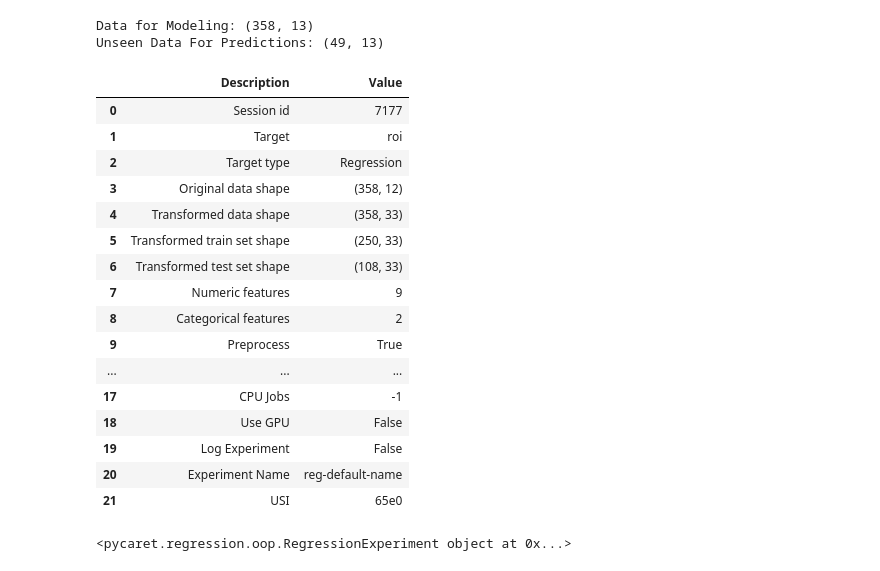
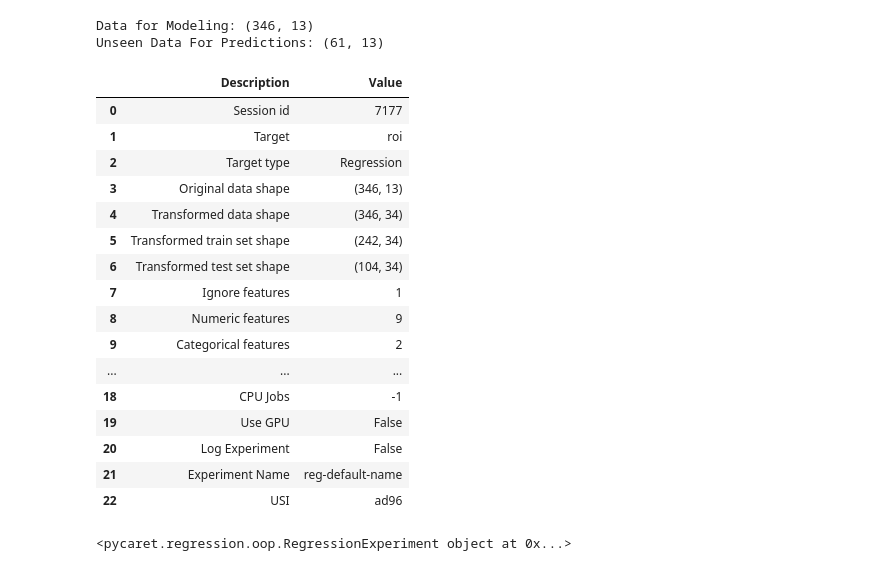
Before and after one commit to kareemseyi/FPL2023, a Jupyter notebook: ml/pycaret.ipynb, the cells around one changed output. Cells and saved outputs as stored; diff of their text form; code cells hidden in the pictures.

Commit message:
getting GW data

```diff
--- a/ml/pycaret.ipynb
+++ b/ml/pycaret.ipynb
@@ -2,7 +2,7 @@
 from pycaret.datasets import get_data
 import pandas as pd
 
-dataset = pd.read_csv('../historical/_summary/FPL_data.csv')
-print(dataset.tail(10))
+dataset = pd.read_csv('../datastore/training/FPL_data_23_24.csv')
+print(dataset.head(10))
 print(dataset.shape) #407, 13
 # %% [output]
@@ -10,5 +26,5 @@ FileNotFoundError: [Errno 2] No such file or directory: '../historical/_summary/
 # %%
-data = dataset.sample(frac=0.88, random_state=786)
+data = dataset.sample(frac=0.85, random_state=786)
 data_unseen = dataset.drop(data.index)
 
 data.reset_index(drop=True, inplace=True)
@@ -17,30 +33,30 @@ data_unseen.reset_index(drop=True, inplace=True)
 print('Data for Modeling: ' + str(data.shape))
 print('Unseen Data For Predictions: ' + str(data_unseen.shape))
 # %% [output]
-Data for Modeling: (358, 13)
-Unseen Data For Predictions: (49, 13)
+Data for Modeling: (346, 13)
+Unseen Data For Predictions: (61, 13)
 # %%
 from pycaret.regression import *
-s = setup(data = data, target = 'roi', session_id=7177)
+s = setup(data = data, target = 'roi', session_id=7177, ignore_features=['name'])
 print(s)
 # %% [output]
 |  | Description | Value |
 | 0 | Session id | 7177 |
 | 1 | Target | roi |
 | 2 | Target type | Regression |
-| 3 | Original data shape | (358, 12) |
-| 4 | Transformed data shape | (358, 33) |
-| 5 | Transformed train set shape | (250, 33) |
-| 6 | Transformed test set shape | (108, 33) |
-| 7 | Numeric features | 9 |
-| 8 | Categorical features | 2 |
-| 9 | Preprocess | True |
+| 3 | Original data shape | (346, 13) |
+| 4 | Transformed data shape | (346, 34) |
+| 5 | Transformed train set shape | (242, 34) |
+| 6 | Transformed test set shape | (104, 34) |
+| 7 | Ignore features | 1 |
+| 8 | Numeric features | 9 |
+| 9 | Categorical features | 2 |
 | ... | ... | ... |
-| 17 | CPU Jobs | -1 |
-| 18 | Use GPU | False |
-| 19 | Log Experiment | False |
-| 20 | Experiment Name | reg-default-name |
-| 21 | USI | 65e0 |
+| 18 | CPU Jobs | -1 |
+| 19 | Use GPU | False |
+| 20 | Log Experiment | False |
+| 21 | Experiment Name | reg-default-name |
+| 22 | USI | ad96 |
 <pycaret.regression.oop.RegressionExperiment object at 0x...>
 # %%
 best = compare_models()
```
Also changed, not shown: parts of 14 cells of this notebook, 7 other files.
